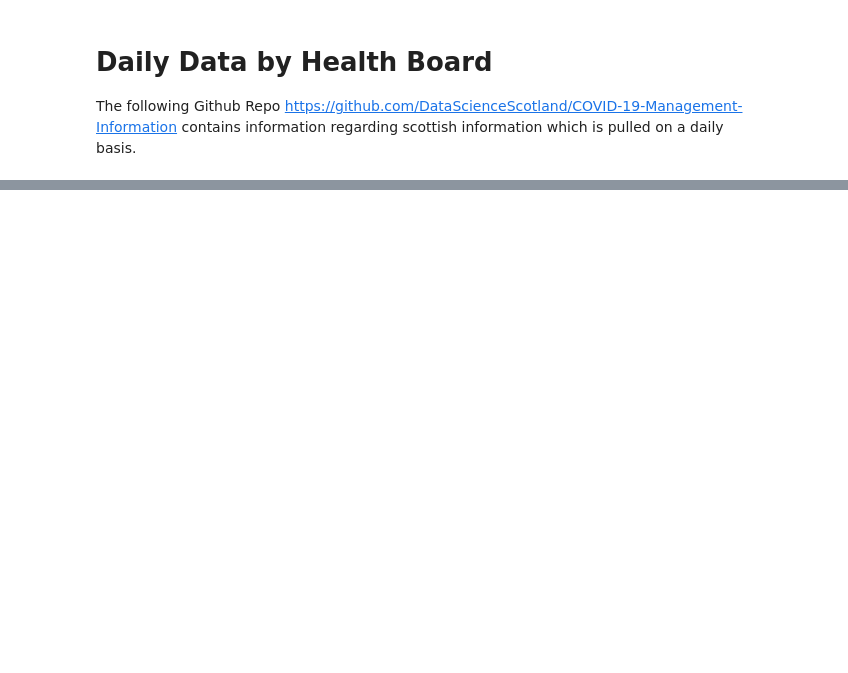
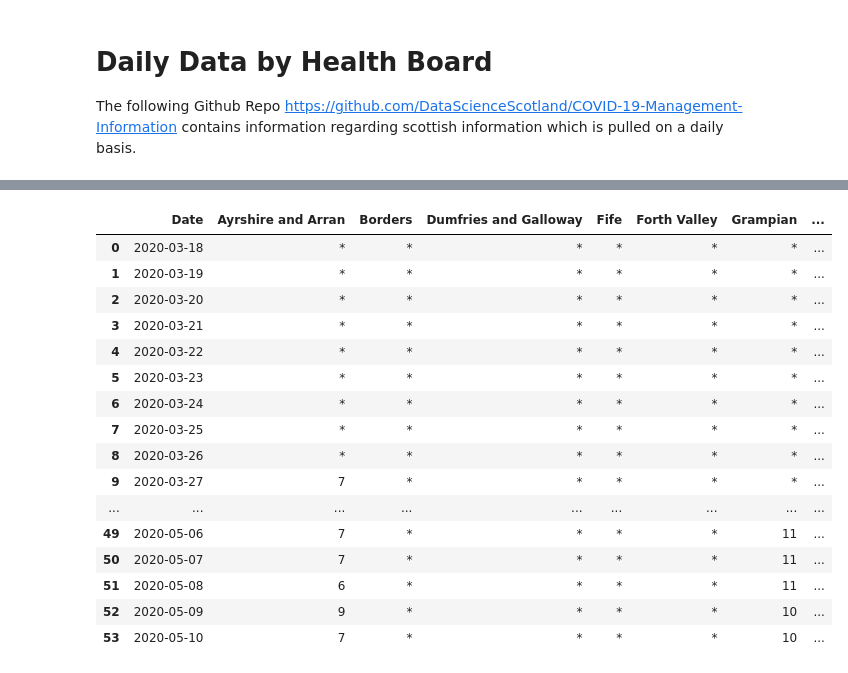
Before and after one commit to covidmaps/scotland, a Jupyter notebook: daily_hbo.ipynb, the cells around one changed output, grey strips where cells are left out. Drawn from its saved outputs; the diff is of its cells as text; code cells hidden in the pictures; blank space fills up the shorter version.

```diff
--- a/daily_hbo.ipynb
+++ b/daily_hbo.ipynb
@@ -32,0 +14,20 @@ df_icu = pd.read_csv("https://raw.githubusercontent.com/DataScienceScotland/COVI
+# %%
+df_icu
+# %% [output]
+|  | Date | Ayrshire and Arran | Borders | Dumfries and Galloway | Fife | Forth Valley | Grampian | ... |
+| 0 | 2020-03-18 | * | * | * | * | * | * | ... |
+| 1 | 2020-03-19 | * | * | * | * | * | * | ... |
+| 2 | 2020-03-20 | * | * | * | * | * | * | ... |
+| 3 | 2020-03-21 | * | * | * | * | * | * | ... |
+| 4 | 2020-03-22 | * | * | * | * | * | * | ... |
+| 5 | 2020-03-23 | * | * | * | * | * | * | ... |
+| 6 | 2020-03-24 | * | * | * | * | * | * | ... |
+| 7 | 2020-03-25 | * | * | * | * | * | * | ... |
+| 8 | 2020-03-26 | * | * | * | * | * | * | ... |
+| 9 | 2020-03-27 | 7 | * | * | * | * | * | ... |
+| ... | ... | ... | ... | ... | ... | ... | ... | ... |
+| 49 | 2020-05-06 | 7 | * | * | * | * | 11 | ... |
+| 50 | 2020-05-07 | 7 | * | * | * | * | 11 | ... |
+| 51 | 2020-05-08 | 6 | * | * | * | * | 11 | ... |
+| 52 | 2020-05-09 | 9 | * | * | * | * | 10 | ... |
+| 53 | 2020-05-10 | 7 | * | * | * | * | 10 | ... |
```
Also changed, not shown: parts of 12 cells of this notebook, 2 other files.
